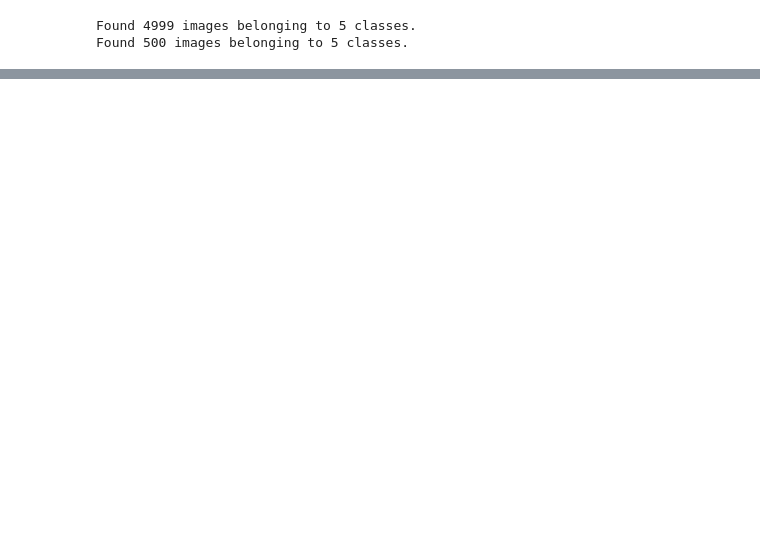
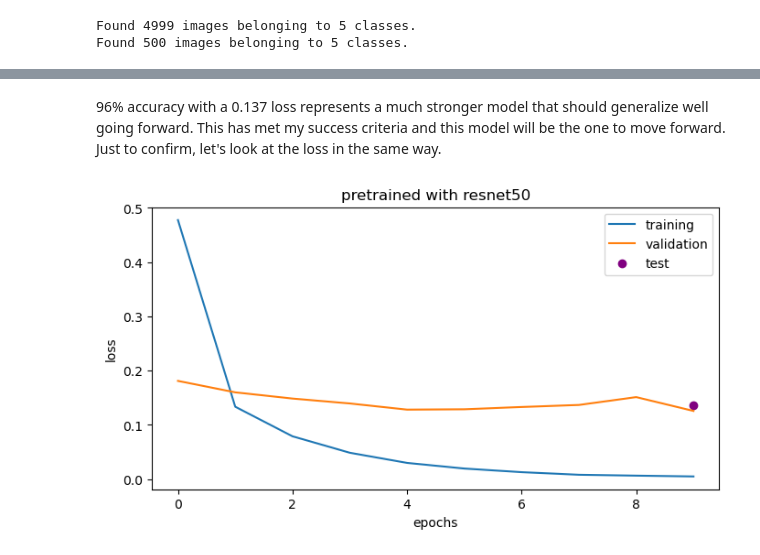
Before and after one commit to ashbyj/YogaPoseClasifier, a Jupyter notebook: notebooks/02-modeling.ipynb, the cells around one changed output, grey strips where cells are left out. Cells and saved outputs as stored; diff of their text form; code cells hidden in the pictures; blank space fills up the shorter version.

Commit message:
added resnet50_pretrained.h5 and final 02 notebook

```diff
--- a/notebooks/02-modeling.ipynb
+++ b/notebooks/02-modeling.ipynb
@@ -184,0 +161,13 @@ Total elapsed time: 00h 09m 55s
+# %%
+base_model = ResNet50(weights='imagenet', include_top=False, input_shape=(256, 256, 3))
+
+for layer in base_model.layers:
+    layer.trainable = False
+
+x = base_model.output
+x = GlobalAveragePooling2D()(x)
+x = Dense(32, activation='relu')(x)
+predictions = Dense(5, activation='softmax')(x)
+
+model = Model(inputs=base_model.input, outputs=predictions)
+model.compile(optimizer='adam', loss='categorical_crossentropy', metrics=['accuracy'])
@@ -184,0 +244,16 @@ Total elapsed time: 00h 09m 55s
+# %% [markdown]
+96% accuracy with a 0.137 loss represents a much stronger model that should generalize well going forward.  This has met my success criteria and this model will be the one to move forward.  Just to confirm, let's look at the loss in the same way.
+# %%
+plt.figure(figsize=(8, 4))
+plt.plot(history.history['loss'], label='training')
+plt.plot(history.history['val_loss'], label='validation')
+plt.scatter(len(history.history['loss']) - 1, test_loss, label='test', color='purple')
+
+plt.title('pretrained with resnet50')
+plt.xlabel('epochs')
+plt.ylabel('loss')
+plt.legend()
+
+plt.show()
+# %% [output]
+[figure, added]
```
Also changed, not shown: parts of 21 cells of this notebook, 1 other file.
